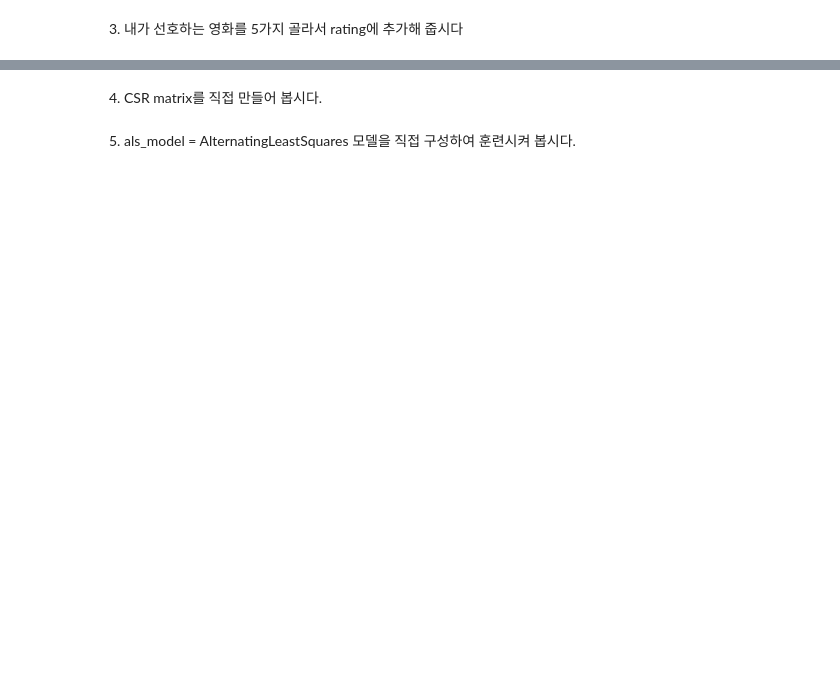
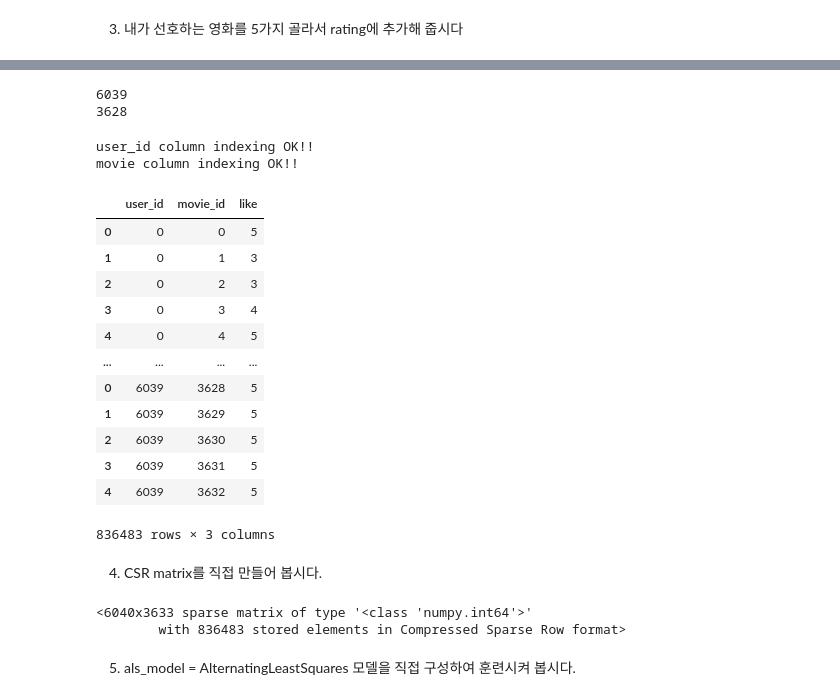
Before and after one commit to zoohoney/workplace, a Jupyter notebook: E-08]Movielens_Recommendation.ipynb, the cells around one changed output, grey strips where cells are left out. Cells and saved outputs as stored; diff of their text form; code cells hidden in the pictures; blank space fills up the shorter version.

```diff
--- a/E-08]Movielens_Recommendation.ipynb
+++ b/E-08]Movielens_Recommendation.ipynb
@@ -33,5 +33,5 @@ orginal_data_size: 1000209, filtered_data_size: 836478
 Ratio of Remaining Data is 83.63%
 # %%
 # rating 컬럼의 이름을 count로 바꿉니다.
-ratings.rename(columns={'rating':'count'}, inplace=True)
+ratings.rename(columns={'rating':'like'}, inplace=True)
 # %%
@@ -90,2 +117,15 @@ NameError: name 'data' is not defined
 # %% [markdown]
 3) 내가 선호하는 영화를 5가지 골라서 rating에 추가해 줍시다
+# %%
+data = ratings[['user_id','movie_id','like']]
+# %%
+# 본인이 좋아하시는 아티스트 데이터로 바꿔서 추가하셔도 됩니다! 단, 이름은 꼭 데이터셋에 있는 것과 동일하게 맞춰주세요.
+my_favorite = ['toystroy' , 'avengers' ,'joker' ,'jumanji' ,'godzilla']
+
+# 'zimin'이라는 user_id가 위 아티스트의 노래를 30회씩 들었다고 가정하겠습니다.
+my_playlist = pd.DataFrame({'user_id': ['zoo']*5, 'movie_id': my_favorite, 'like':[5]*5})
+
+if not data.isin({'user_id':['zoo']})['user_id'].any():  # user_id에 'zoo'이라는 데이터가 없다면
+    data = data.append(my_playlist)                           # 위에 임의로 만든 my_favorite 데이터를 추가해 줍니다.
+
+data.tail(10)       # 잘 추가되었는지 확인해 봅시다.
@@ -92,4 +144,69 @@ NameError: name 'data' is not defined
+# %%
+# 고유한 유저, 영화를 찾아내는 코드
+user_unique = data['user_id'].unique()
+movie_unique = data['movie_id'].unique()
+
+# 유저, 영화 indexing 하는 코드 idx는 index의 약자입니다.
+user_to_idx = {v:k for k,v in enumerate(user_unique)}
+movie_to_idx = {v:k for k,v in enumerate(movie_unique)}
+# %%
+# 인덱싱이 잘 되었는지 확인해 봅니다.
+print(user_to_idx['zoo'])
+print(movie_to_idx['toystroy'])
+# %% [output]
+6039
+3628
+# %%
+# indexing을 통해 데이터 컬럼 내 값을 바꾸는 코드
+# dictionary 자료형의 get 함수는 https://wikidocs.net/16 을 참고하세요.
+
+# user_to_idx.get을 통해 user_id 컬럼의 모든 값을 인덱싱한 Series를 구해 봅시다.
+# 혹시 정상적으로 인덱싱되지 않은 row가 있다면 인덱스가 NaN이 될 테니 dropna()로 제거합니다.
+temp_user_data = data['user_id'].map(user_to_idx.get).dropna()
+if len(temp_user_data) == len(data):   # 모든 row가 정상적으로 인덱싱되었다면
+    print('user_id column indexing OK!!')
+    data['user_id'] = temp_user_data   # data['user_id']을 인덱싱된 Series로 교체해 줍니다.
+else:
+    print('user_id column indexing Fail!!')
+
+# movie_to_idx을 통해 artist 컬럼도 동일한 방식으로 인덱싱해 줍니다.
+temp_movie_data = data['movie_id'].map(movie_to_idx.get).dropna()
+if len(temp_movie_data) == len(data):
+    print('movie column indexing OK!!')
+    data['movie_id'] = temp_movie_data
+else:
+    print('movie column indexing Fail!!')
+
+data
+# %% [output]
+user_id column indexing OK!!
+movie column indexing OK!!
+|  | user_id | movie_id | like |
+| 0 | 0 | 0 | 5 |
+| 1 | 0 | 1 | 3 |
+| 2 | 0 | 2 | 3 |
+| 3 | 0 | 3 | 4 |
+| 4 | 0 | 4 | 5 |
+| ... | ... | ... | ... |
+| 0 | 6039 | 3628 | 5 |
+| 1 | 6039 | 3629 | 5 |
+| 2 | 6039 | 3630 | 5 |
+| 3 | 6039 | 3631 | 5 |
+| 4 | 6039 | 3632 | 5 |
+836483 rows × 3 columns
 # %% [markdown]
 4) CSR matrix를 직접 만들어 봅시다.
+# %%
+# 실습 위에 설명보고 이해해서 만들어보기
+from scipy.sparse import csr_matrix
+
+num_user = data['user_id'].nunique()
+num_movie = data['movie_id'].nunique()
+
+csr_data = csr_matrix((data.like, (data.user_id, data.movie_id)), shape= (num_user, num_movie))
+csr_data
+# %% [output]
+<6040x3633 sparse matrix of type '<class 'numpy.int64'>'
+        with 836483 stored elements in Compressed Sparse Row format>
 # %% [markdown]
 5) als_model = AlternatingLeastSquares 모델을 직접 구성하여 훈련시켜 봅시다.
```
Also changed, not shown: parts of 34 cells of this notebook.
